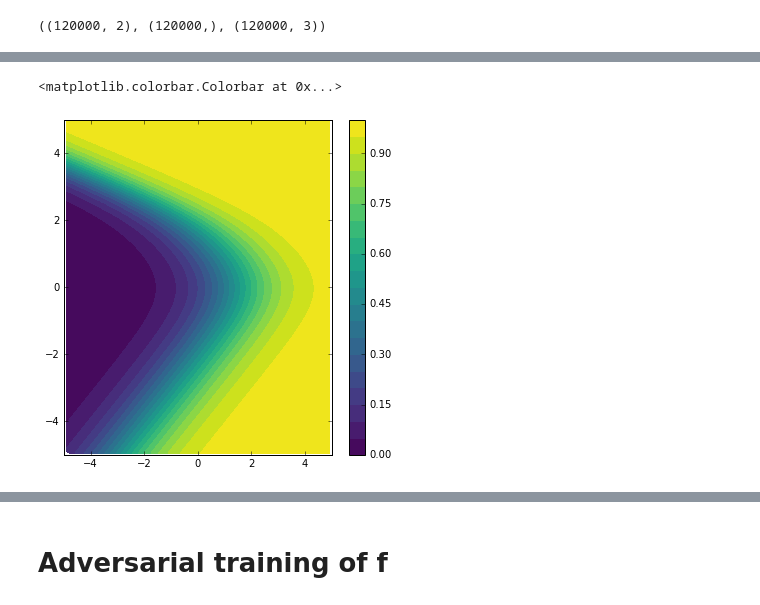
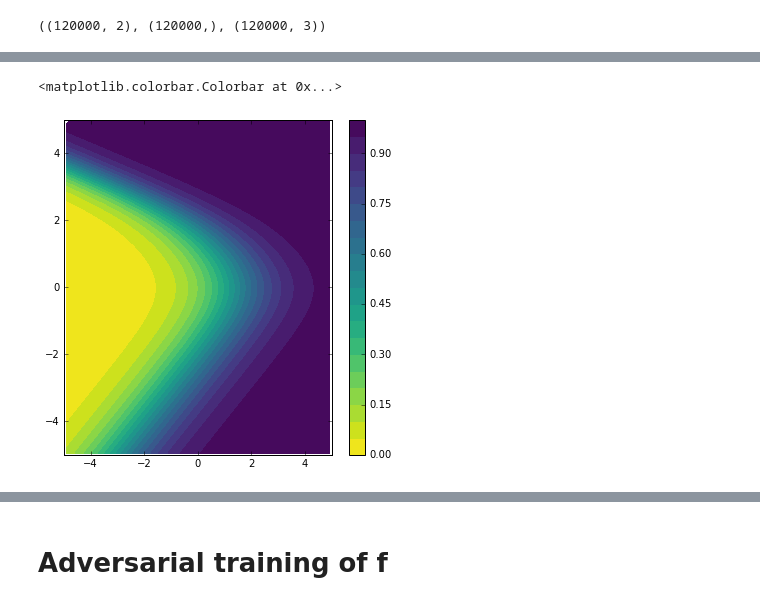
Before and after one commit to glouppe/paper-learning-to-pivot, a Jupyter notebook: code/Toy.ipynb, the cells around one changed output, grey strips where cells are left out. Drawn from its saved outputs; the diff is of its cells as text; code cells hidden in the pictures.

```diff
--- a/code/Toy.ipynb
+++ b/code/Toy.ipynb
@@ -109,22 +109,22 @@ plt.show()
 # %%
 X_test = np.random.rand(25000, 2)
 X_test[:, 0] *= 10.
 X_test[:, 0] -= 5.
 X_test[:, 1] *= 10.
 X_test[:, 1] -= 5.
 
 y_pred = q_full.pdf(X_test) / (p.pdf(X_test) + q_full.pdf(X_test))
 
 from matplotlib.mlab import griddata
 xi = np.linspace(-5, 5., 100)
 yi = np.linspace(-5, 5., 200)
 zi = griddata(X_test[:, 0], X_test[:, 1], y_pred, xi, yi, interp="linear")
-CS = plt.contourf(xi, yi, zi, 20, cmap=plt.cm.viridis,
+CS = plt.contourf(xi, yi, zi, 20, cmap=plt.cm.viridis_r,
                   vmax=1.0, vmin=0.0)
 plt.colorbar()
 # %% [output]
 <matplotlib.colorbar.Colorbar at 0x...>
-[figure, old version]
+[figure, new version]
 # %%
 from sklearn.metrics import roc_auc_score
 (roc_auc_score(y0, q_full.pdf(X0) / (p.pdf(X0) + q_full.pdf(X0))),
```
Also changed, not shown: parts of 13 cells of this notebook.
